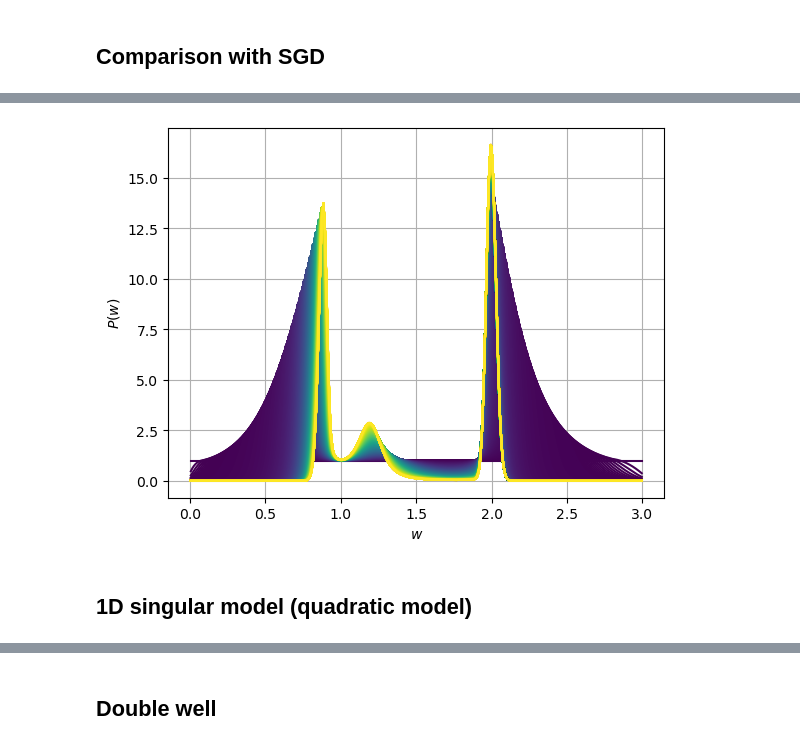
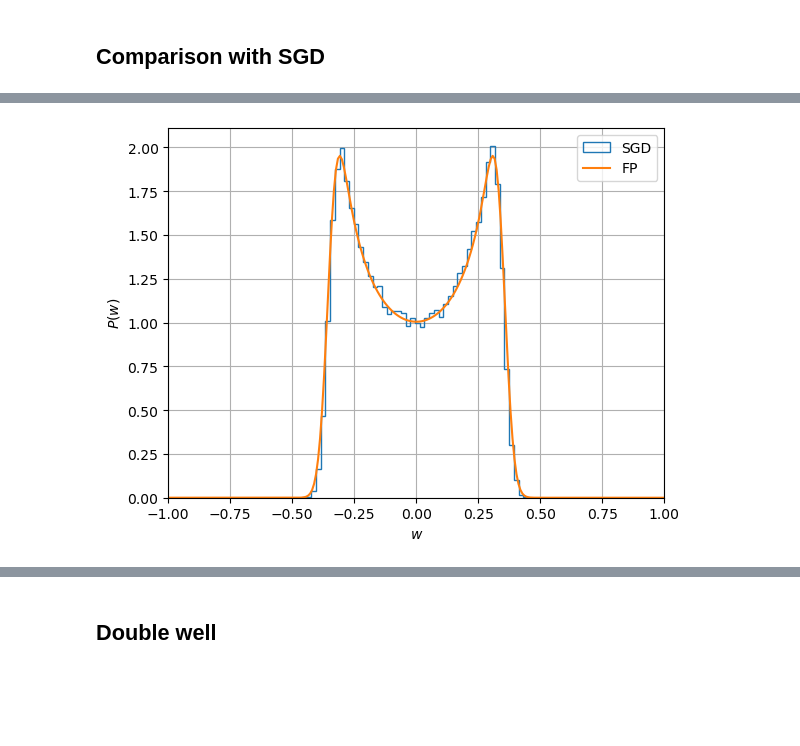
Before and after one commit to gcorlouer/sgd_on_singularities, a Jupyter notebook: experiments/FK_finite_volume.ipynb, the cells around one changed output, grey strips where cells are left out. Cells and saved outputs as stored; diff of their text form; code cells hidden in the pictures; blank space fills up the shorter version.

```diff
--- a/experiments/FK_finite_volume.ipynb
+++ b/experiments/FK_finite_volume.ipynb
@@ -313,3 +317,0 @@ eq = TransientTerm() == DiffusionTerm(CellVariable(mesh=mesh, value = D2)) + Exp
-# %%
-dt = 2. * dx**2 / (2)
-steps = 5000
@@ -320,0 +364,35 @@ for step in range(steps):
+# %%
+lr = .05
+
+time = 20
+# singularity exponent
+a = 2
+x, P = dict(), dict()
+ts = [4]
+dts = [.1]
+nws = [500]
+zero_prob_left, zero_prob_right = True, False
+
+xs, Ps = [], []
+for t, nw, dt in zip(ts, nws, dts):
+    w_left, w_right = -.5 + t/2, .5 + t/2
+
+    q, x_tmp, P_tmp = simulate_sing(lr, dt, time, a, t, nw, w_left, w_right, zero_prob_left, zero_prob_right)
+    xs.append(x_tmp)
+    Ps.append(P_tmp)
+# %%
+fig, ax = plt.subplots()
+
+for t, nw, dt, x, P in zip(ts, nws, dts, xs, Ps):
+
+
+    # time index
+    i = -1
+    plt.plot(x-t/2, P[i], label=f"$t={t}$")
+
+# ax.set_yscale('log')
+plt.xlabel('$w$')
+plt.ylabel('$P(w)$')
+plt.legend()
+plt.grid()
+plt.savefig('stationary_distrib.png', bbox_inches='tight', dpi=150)
@@ -321,13 +401,12 @@ for step in range(steps):
 # %%
-cmap = plt.get_cmap('viridis')
-for i, P in enumerate(Ps):
-    plt.plot(mesh.x, P, color = cmap(i / len(Ps)))
+plt.hist(sgd_data.T[-1], histtype='step', density=True, bins='auto', label='SGD')
+plt.plot(x-t/2, Ps[0][-1], label='FP')
 plt.xlabel(r"$w$")
 plt.ylabel(r"$P(w)$")
 plt.grid()
+plt.legend()
+plt.xlim(-1,1)
 plt.savefig("dynamics_1d_singular_model.png", bbox_inches="tight", dpi=150)
 plt.show()
 # %% [output]
-[figure, old version]
+[figure, new version]
-# %% [markdown]
-## 1D singular model (quadratic model)
```
Also changed, not shown: parts of 68 cells of this notebook.
